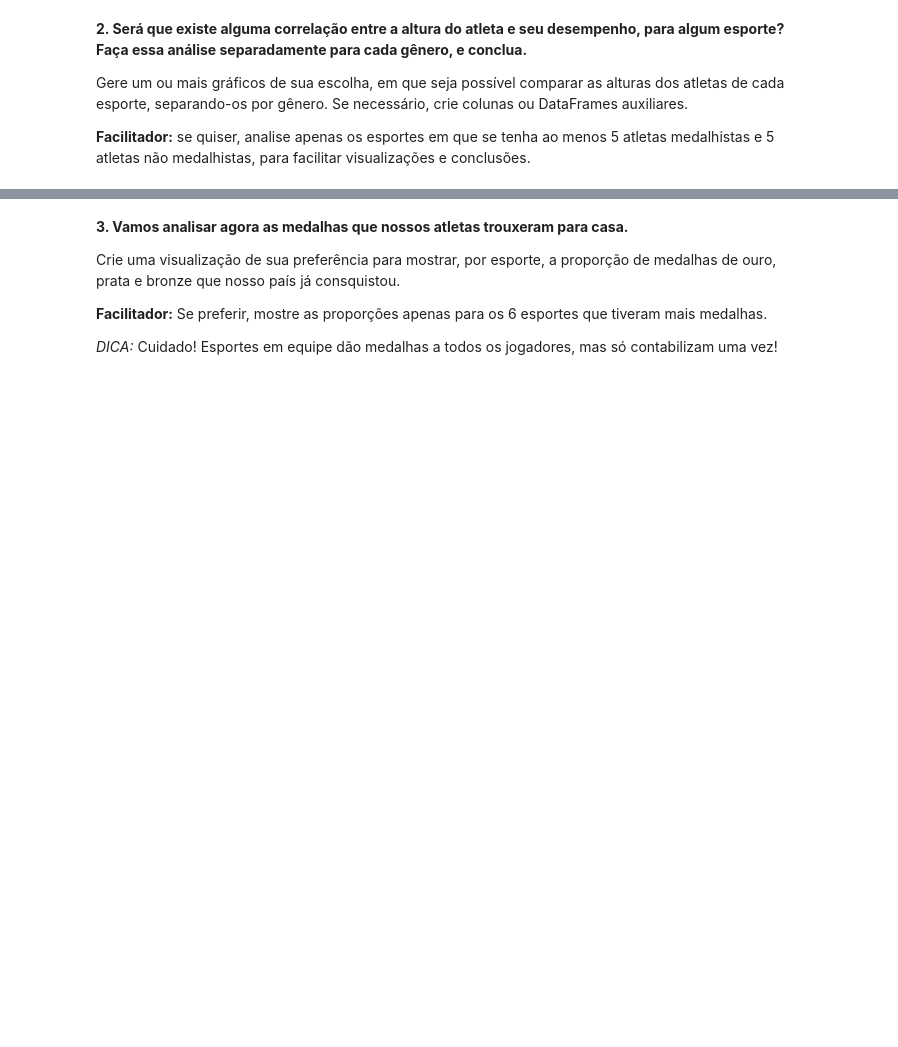
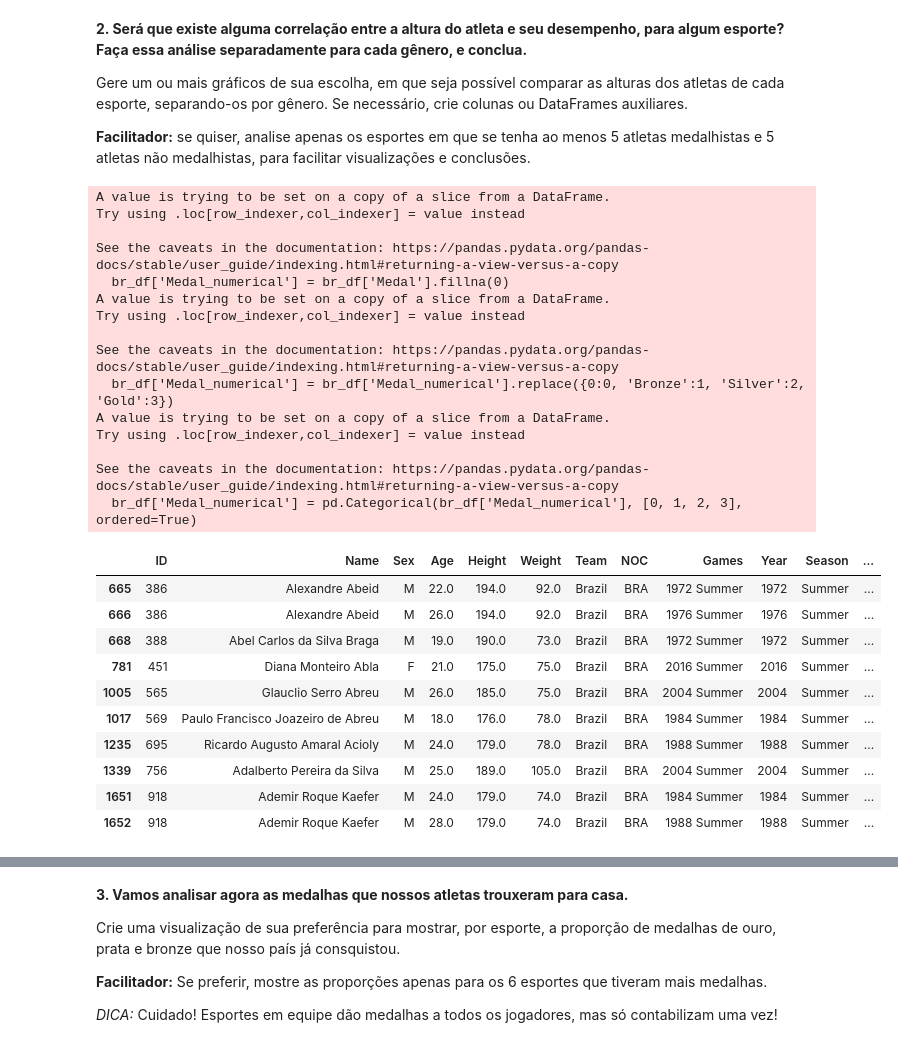
Before and after one commit to vmendes93/projeto_final_modulo_5, a Jupyter notebook: Projeto Final.ipynb, the cells around one changed output, grey strips where cells are left out. Drawn from its saved outputs; the diff is of its cells as text; code cells hidden in the pictures; blank space fills up the shorter version.

```diff
--- a/Projeto Final.ipynb
+++ b/Projeto Final.ipynb
@@ -119,0 +122,33 @@ Gere um ou mais gráficos de sua escolha, em que seja possível comparar as altu
+# %%
+br_df['Medal_numerical'] = br_df['Medal'].fillna(0)
+br_df['Medal_numerical'] = br_df['Medal_numerical'].replace({0:0, 'Bronze':1, 'Silver':2, 'Gold':3})
+br_df['Medal_numerical'] = pd.Categorical(br_df['Medal_numerical'], [0, 1, 2, 3], ordered=True)
+
+br_df.head(10)
+# %% [output]
+A value is trying to be set on a copy of a slice from a DataFrame.
+Try using .loc[row_indexer,col_indexer] = value instead
+
+See the caveats in the documentation: https://pandas.pydata.org/pandas-docs/stable/user_guide/indexing.html#returning-a-view-versus-a-copy
+  br_df['Medal_numerical'] = br_df['Medal'].fillna(0)
+A value is trying to be set on a copy of a slice from a DataFrame.
+Try using .loc[row_indexer,col_indexer] = value instead
+
+See the caveats in the documentation: https://pandas.pydata.org/pandas-docs/stable/user_guide/indexing.html#returning-a-view-versus-a-copy
+  br_df['Medal_numerical'] = br_df['Medal_numerical'].replace({0:0, 'Bronze':1, 'Silver':2, 'Gold':3})
+A value is trying to be set on a copy of a slice from a DataFrame.
+Try using .loc[row_indexer,col_indexer] = value instead
+
+See the caveats in the documentation: https://pandas.pydata.org/pandas-docs/stable/user_guide/indexing.html#returning-a-view-versus-a-copy
+  br_df['Medal_numerical'] = pd.Categorical(br_df['Medal_numerical'], [0, 1, 2, 3], ordered=True)
+|  | ID | Name | Sex | Age | Height | Weight | Team | NOC | Games | Year | Season | ... |
+| 665 | 386 | Alexandre Abeid | M | 22.0 | 194.0 | 92.0 | Brazil | BRA | 1972 Summer | 1972 | Summer | ... |
+| 666 | 386 | Alexandre Abeid | M | 26.0 | 194.0 | 92.0 | Brazil | BRA | 1976 Summer | 1976 | Summer | ... |
+| 668 | 388 | Abel Carlos da Silva Braga | M | 19.0 | 190.0 | 73.0 | Brazil | BRA | 1972 Summer | 1972 | Summer | ... |
+| 781 | 451 | Diana Monteiro Abla | F | 21.0 | 175.0 | 75.0 | Brazil | BRA | 2016 Summer | 2016 | Summer | ... |
+| 1005 | 565 | Glauclio Serro Abreu | M | 26.0 | 185.0 | 75.0 | Brazil | BRA | 2004 Summer | 2004 | Summer | ... |
+| 1017 | 569 | Paulo Francisco Joazeiro de Abreu | M | 18.0 | 176.0 | 78.0 | Brazil | BRA | 1984 Summer | 1984 | Summer | ... |
+| 1235 | 695 | Ricardo Augusto Amaral Acioly | M | 24.0 | 179.0 | 78.0 | Brazil | BRA | 1988 Summer | 1988 | Summer | ... |
+| 1339 | 756 | Adalberto Pereira da Silva | M | 25.0 | 189.0 | 105.0 | Brazil | BRA | 2004 Summer | 2004 | Summer | ... |
+| 1651 | 918 | Ademir Roque Kaefer | M | 24.0 | 179.0 | 74.0 | Brazil | BRA | 1984 Summer | 1984 | Summer | ... |
+| 1652 | 918 | Ademir Roque Kaefer | M | 28.0 | 179.0 | 74.0 | Brazil | BRA | 1988 Summer | 1988 | Summer | ... |
```
Also changed, not shown: parts of 13 cells of this notebook.
